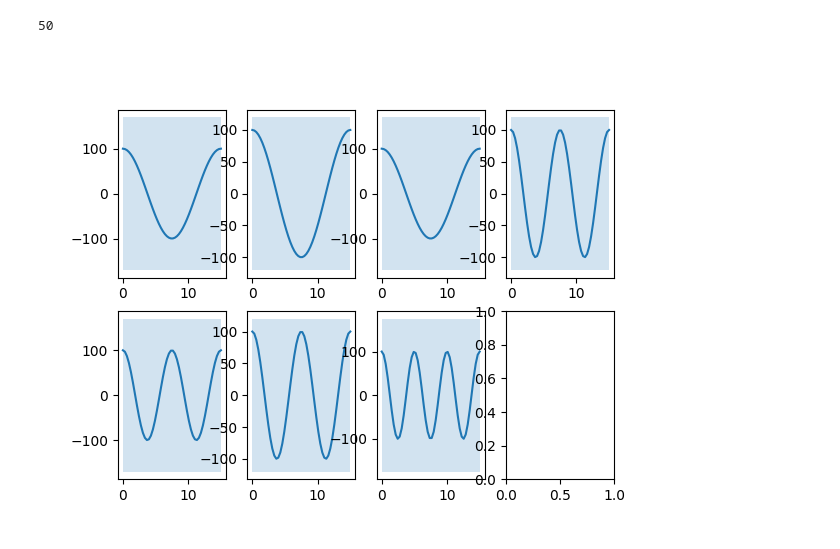
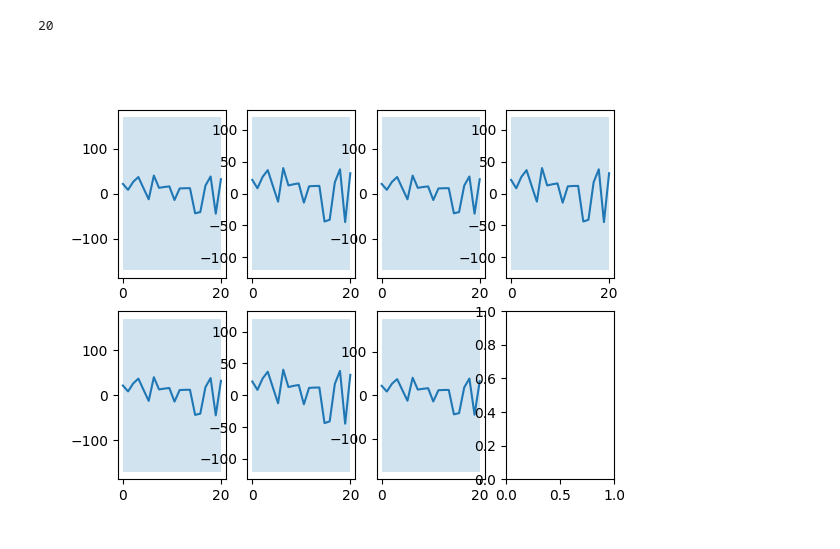
Before and after one commit to arminwessel/kident2, a Jupyter notebook: src/trajectories.ipynb, the cells around one changed output. Cells and saved outputs as stored; diff of their text form; code cells hidden in the pictures.

```diff
--- a/src/trajectories.ipynb
+++ b/src/trajectories.ipynb
@@ -55,6 +55,15 @@ def generate_sine_trajectory(a, T, timestep, freqs, freq_scaler = 1):
         x = np.linspace(0,T*f*2*np.pi,traj_len)
         qs[joint,:] = a*np.cos(x)
     return qs,t
+# %%
+def generate_trajectory_points(T, timestep):
+    traj_len = int(T//timestep)
+    print(traj_len)
+    t = np.linspace(0,T, traj_len)
+    qs=np.zeros((7,traj_len))
+    for pose in range(traj_len):
+        qs[:,pose] = np.ones(7)*(np.random.random(1)[0]-0.5)*90
+    return qs, t
 # %%
 def plot_with_joint_limits(joints, time):
     fig, ax = plt.subplots(2,4)
@@ -64,10 +73,11 @@ def plot_with_joint_limits(joints, time):
     plt.show()
 # %%
 %matplotlib widget
-qs,x=generate_sine_trajectory(100,15,0.3,[1, 1, 1, 2, 2, 2, 3], 1/15)
+# qs,x=generate_sine_trajectory(100,15,0.3,[1, 1, 1, 2, 2, 2, 3], 1/15)
+qs, x = generate_trajectory_points(20,1)
 df = pd.DataFrame(qs/180*np.pi)
 df.to_csv("traj.csv")
 plot_with_joint_limits(qs, x)
 # %% [output]
-50
+20
-[figure, old version]
+[figure, new version]
```
Also changed, not shown: 7 other files.
